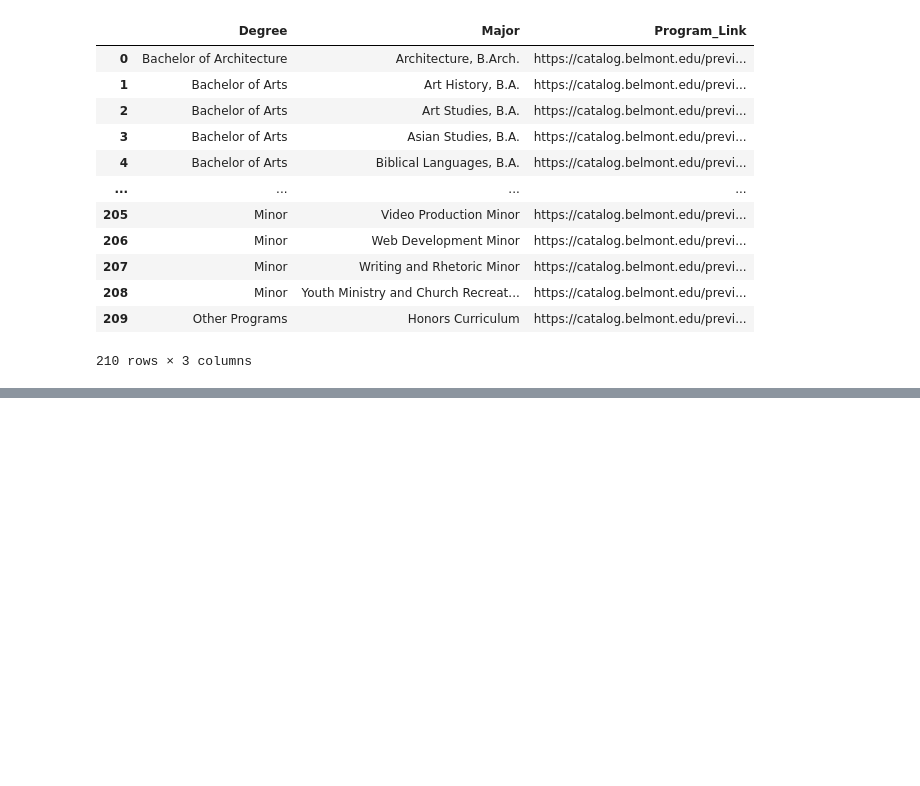
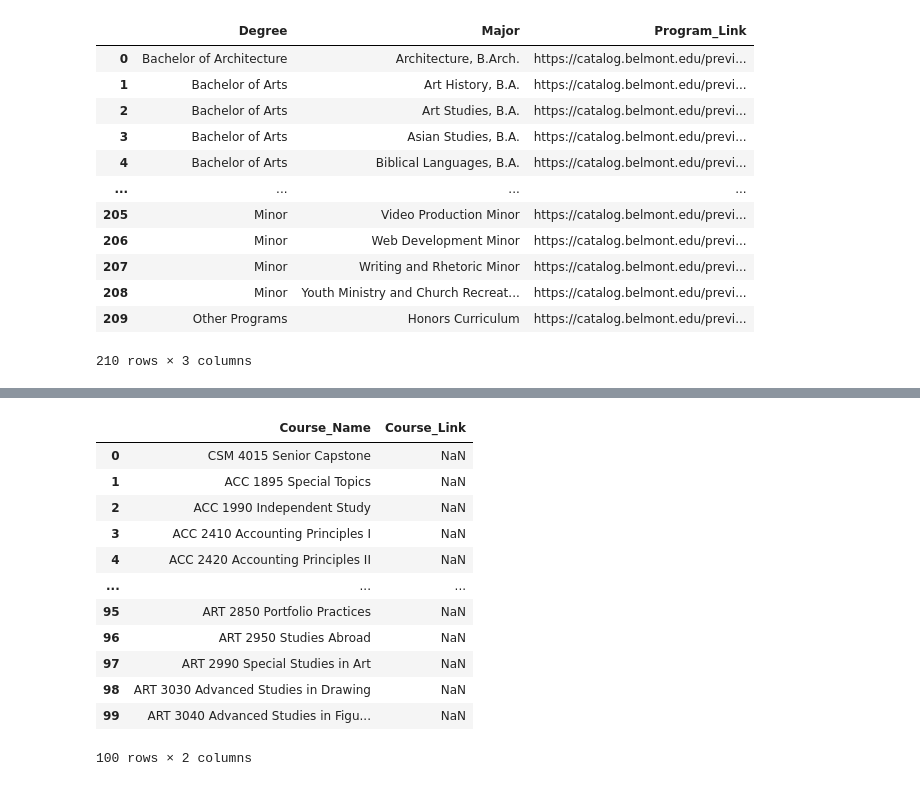
Before and after one commit to SamSitarek/advisory_tool, a Jupyter notebook: Notebooks/belmont_blood_sweat_and_tears.ipynb, the cells around one changed output, grey strips where cells are left out. Drawn from its saved outputs; the diff is of its cells as text; code cells hidden in the pictures; blank space fills up the shorter version.

```diff
--- a/Notebooks/belmont_blood_sweat_and_tears.ipynb
+++ b/Notebooks/belmont_blood_sweat_and_tears.ipynb
@@ -1066,0 +1168,6 @@ print(soup_courses_1)
+# %%
+# for each in soup_all.find_all('td', {'class': 'coursepadding'}, 'div'):
+# for each in soup_all.find_all('table', {'class': 'td_dark'}, 'div'):
+for each in soup_all.find_all('td', attrs = {'class': 'coursepadding'}):
+                # print hours
+    print(each.text)
@@ -1066,0 +1181,6 @@ print(soup_courses_1)
+# %%
+why=[]
+
+for each in soup_all.find_all('td', {'class': 'coursepadding'}, 'hr'):
+    print(each)
+    why.append(each)
@@ -1066,0 +1217,14 @@ print(soup_courses_1)
+# %%
+course_link=[]
+course_name=[]
+# course_hours=[]
+
+
+for each in c_link:
+#     item=c_link[i]
+#     print(c_link[i]['href'])
+#     course_link.append(c_link[i]['href'].text)
+    print(each.split('"')[3])
+    course_link.append(each.split('"')[3])
+    print((each.split('"')[10])[1:-4])
+    course_name.append((each.split('"')[10])[1:-4])
@@ -1066,0 +1289,18 @@ print(soup_courses_1)
+# %%
+bel_courses=pd.DataFrame(columns=['Course_Name','Course_Link'])
+bel_courses['Course_Name']=course_name
+bel_courses
+# %% [output]
+|  | Course_Name | Course_Link |
+| 0 | CSM 4015 Senior Capstone | NaN |
+| 1 | ACC 1895 Special Topics | NaN |
+| 2 | ACC 1990 Independent Study | NaN |
+| 3 | ACC 2410 Accounting Principles I | NaN |
+| 4 | ACC 2420 Accounting Principles II | NaN |
+| ... | ... | ... |
+| 95 | ART 2850 Portfolio Practices | NaN |
+| 96 | ART 2950 Studies Abroad | NaN |
+| 97 | ART 2990 Special Studies in Art | NaN |
+| 98 | ART 3030 Advanced Studies in Drawing | NaN |
+| 99 | ART 3040 Advanced Studies in Figu... | NaN |
+100 rows × 2 columns
```
Also changed, not shown: parts of 17 cells of this notebook, 1 other file.
